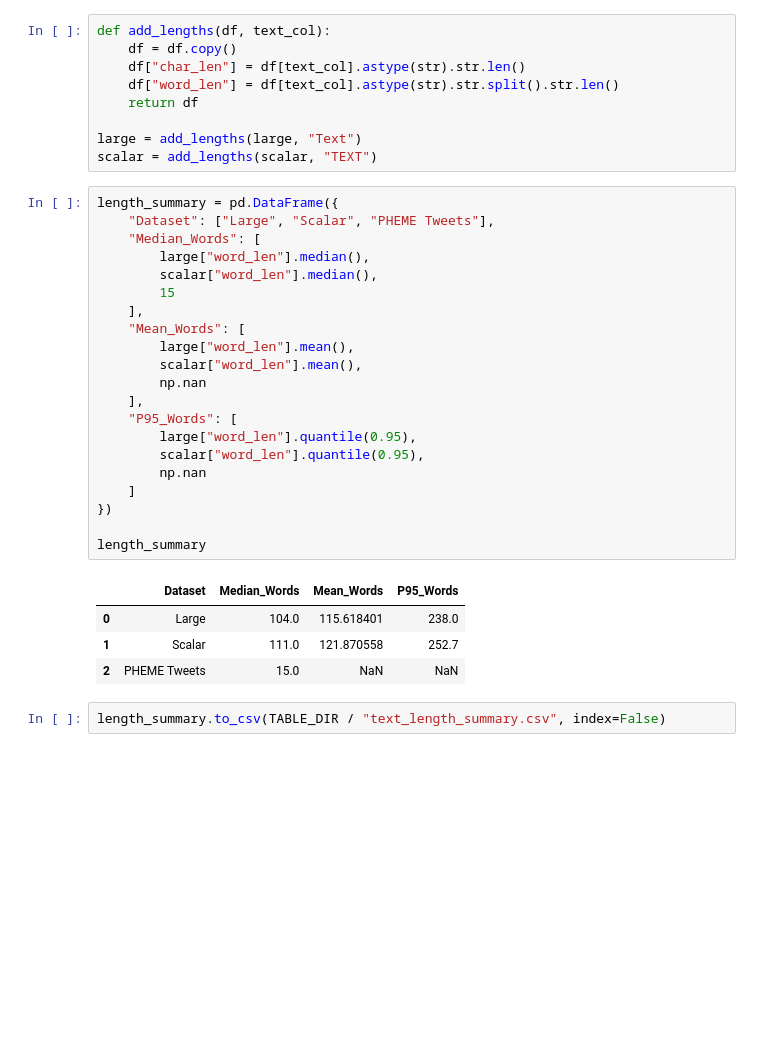
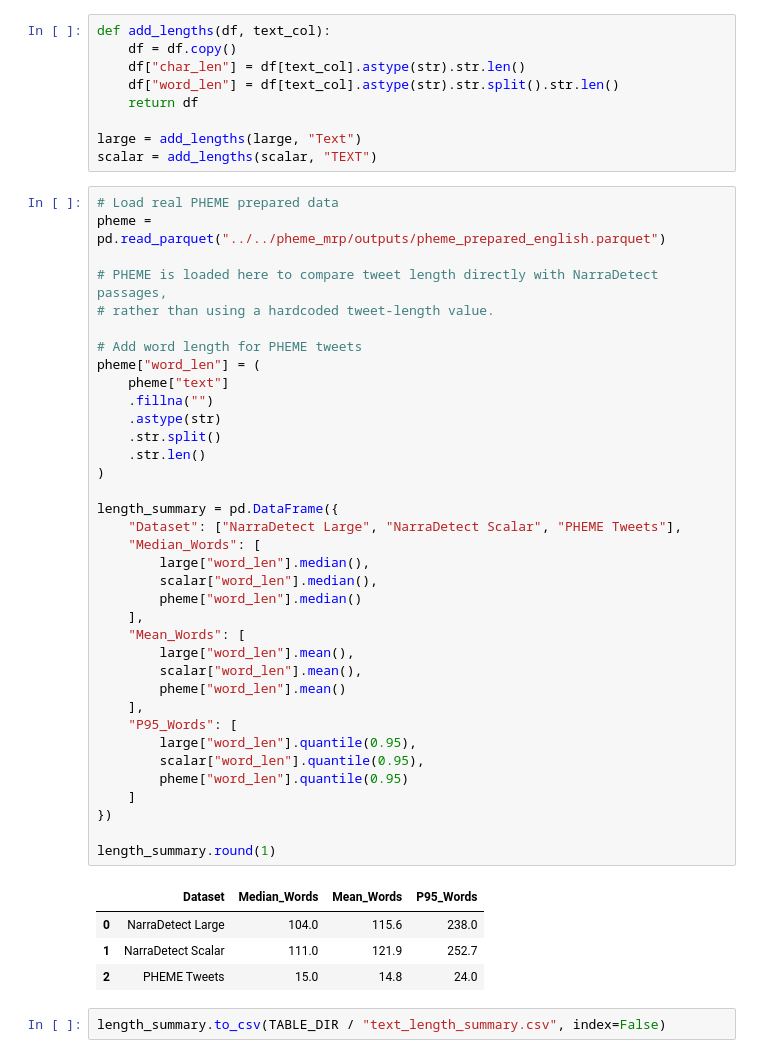
Before and after one commit to jakianowshin/mrp_misinformation, a Jupyter notebook: EDA/narradetect_mrp/notebooks/narradetect_eda.ipynb, the cells around one changed output. Drawn from its saved outputs; the diff is of its cells as text; blank space fills up the shorter version.

```diff
--- a/EDA/narradetect_mrp/notebooks/narradetect_eda.ipynb
+++ b/EDA/narradetect_mrp/notebooks/narradetect_eda.ipynb
@@ -196,32 +196,47 @@ def add_lengths(df, text_col):
 
 large = add_lengths(large, "Text")
 scalar = add_lengths(scalar, "TEXT")
-# %%
-length_summary = pd.DataFrame({
-    "Dataset": ["Large", "Scalar", "PHEME Tweets"],
-    "Median_Words": [
-        large["word_len"].median(),
-        scalar["word_len"].median(),
-        15
-    ],
-    "Mean_Words": [
-        large["word_len"].mean(),
-        scalar["word_len"].mean(),
-        np.nan
-    ],
-    "P95_Words": [
-        large["word_len"].quantile(0.95),
-        scalar["word_len"].quantile(0.95),
-        np.nan
-    ]
-})
-
-length_summary
-# %% [output]
-|  | Dataset | Median_Words | Mean_Words | P95_Words |
-| 0 | Large | 104.0 | 115.618401 | 238.0 |
-| 1 | Scalar | 111.0 | 121.870558 | 252.7 |
-| 2 | PHEME Tweets | 15.0 | NaN | NaN |
+# %%
+# Load real PHEME prepared data
+pheme = pd.read_parquet("../../pheme_mrp/outputs/pheme_prepared_english.parquet")
+
+# PHEME is loaded here to compare tweet length directly with NarraDetect passages,
+# rather than using a hardcoded tweet-length value.
+
+# Add word length for PHEME tweets
+pheme["word_len"] = (
+    pheme["text"]
+    .fillna("")
+    .astype(str)
+    .str.split()
+    .str.len()
+)
+
+length_summary = pd.DataFrame({
+    "Dataset": ["NarraDetect Large", "NarraDetect Scalar", "PHEME Tweets"],
+    "Median_Words": [
+        large["word_len"].median(),
+        scalar["word_len"].median(),
+        pheme["word_len"].median()
+    ],
+    "Mean_Words": [
+        large["word_len"].mean(),
+        scalar["word_len"].mean(),
+        pheme["word_len"].mean()
+    ],
+    "P95_Words": [
+        large["word_len"].quantile(0.95),
+        scalar["word_len"].quantile(0.95),
+        pheme["word_len"].quantile(0.95)
+    ]
+})
+
+length_summary.round(1)
+# %% [output]
+|  | Dataset | Median_Words | Mean_Words | P95_Words |
+| 0 | NarraDetect Large | 104.0 | 115.6 | 238.0 |
+| 1 | NarraDetect Scalar | 111.0 | 121.9 | 252.7 |
+| 2 | PHEME Tweets | 15.0 | 14.8 | 24.0 |
 # %%
 length_summary.to_csv(TABLE_DIR / "text_length_summary.csv", index=False)
 # %%
```
Also changed, not shown: parts of 1 cell of this notebook, 5 other files.
